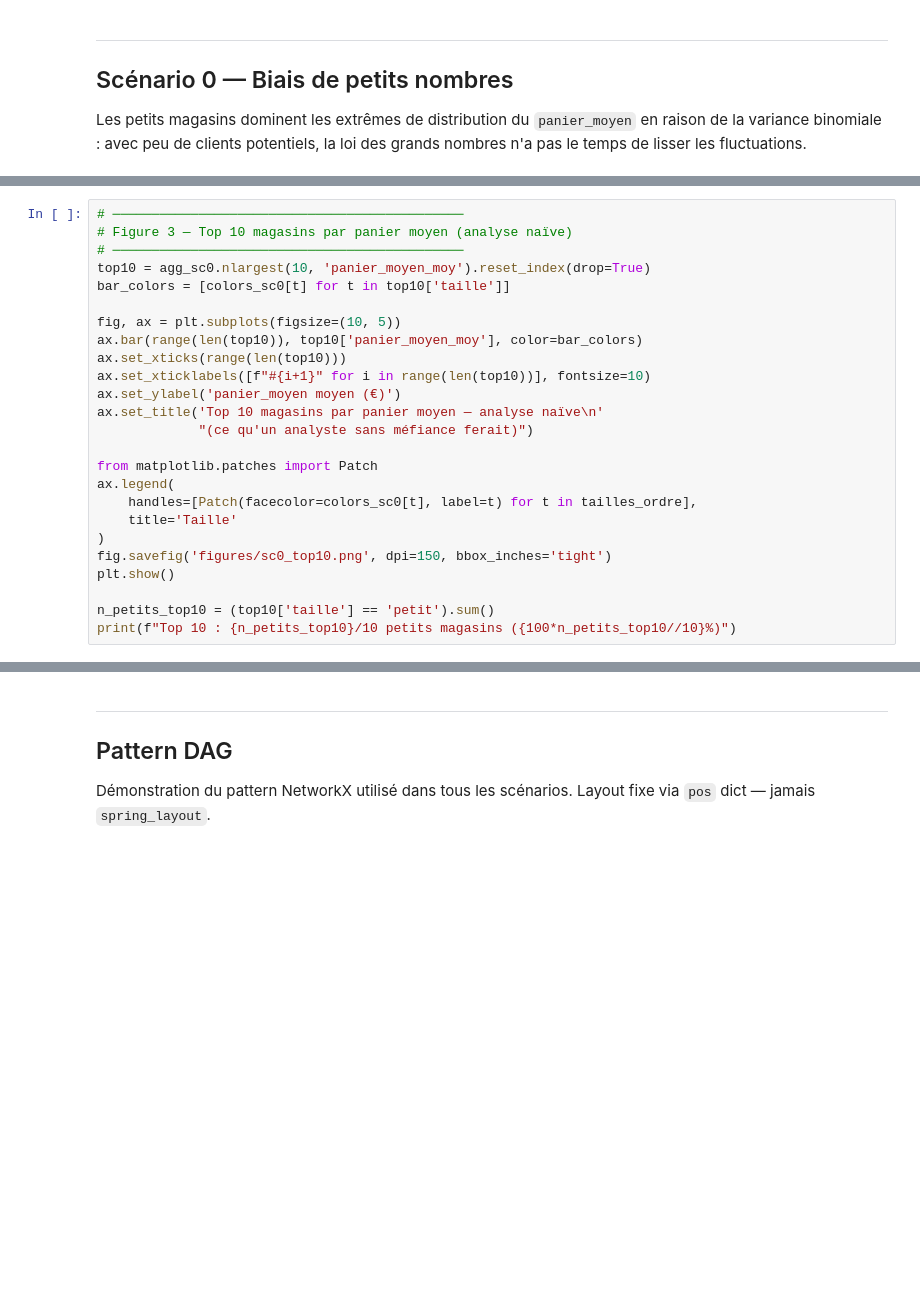
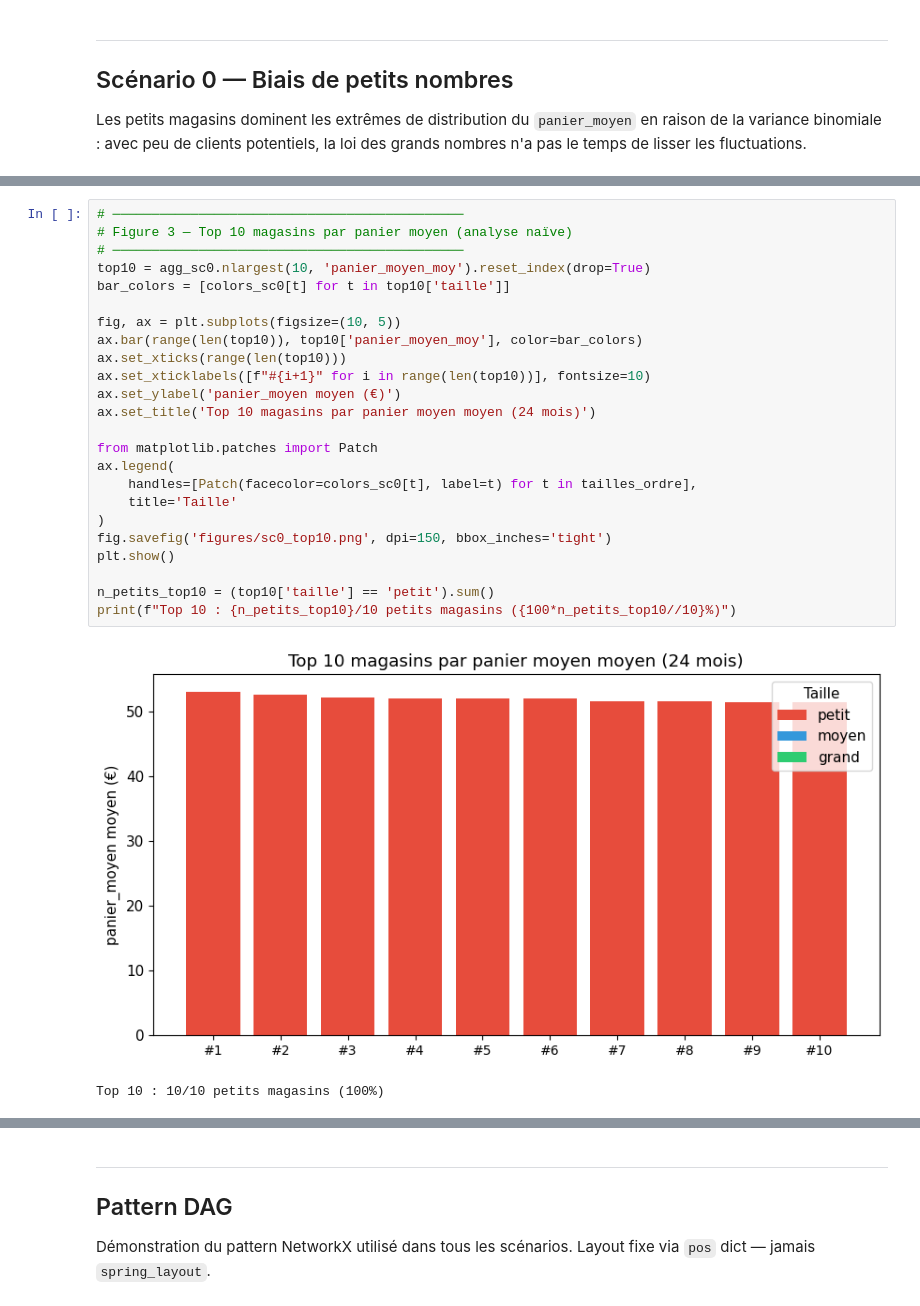
Before and after one commit to etirouthier/formation_causalite, a Jupyter notebook: formation_causalite.ipynb, the cells around one changed output, grey strips where cells are left out. Cells and saved outputs as stored; diff of their text form; blank space fills up the shorter version.

```diff
--- a/formation_causalite.ipynb
+++ b/formation_causalite.ipynb
@@ -287,28 +296,30 @@ plt.show()
 # %%
 # ─────────────────────────────────────────────
 # Figure 3 — Top 10 magasins par panier moyen (analyse naïve)
 # ─────────────────────────────────────────────
 top10 = agg_sc0.nlargest(10, 'panier_moyen_moy').reset_index(drop=True)
 bar_colors = [colors_sc0[t] for t in top10['taille']]
 
 fig, ax = plt.subplots(figsize=(10, 5))
 ax.bar(range(len(top10)), top10['panier_moyen_moy'], color=bar_colors)
 ax.set_xticks(range(len(top10)))
 ax.set_xticklabels([f"#{i+1}" for i in range(len(top10))], fontsize=10)
 ax.set_ylabel('panier_moyen moyen (€)')
-ax.set_title('Top 10 magasins par panier moyen — analyse naïve\n'
-             "(ce qu'un analyste sans méfiance ferait)")
+ax.set_title('Top 10 magasins par panier moyen moyen (24 mois)')
 
 from matplotlib.patches import Patch
 ax.legend(
     handles=[Patch(facecolor=colors_sc0[t], label=t) for t in tailles_ordre],
     title='Taille'
 )
 fig.savefig('figures/sc0_top10.png', dpi=150, bbox_inches='tight')
 plt.show()
 
 n_petits_top10 = (top10['taille'] == 'petit').sum()
 print(f"Top 10 : {n_petits_top10}/10 petits magasins ({100*n_petits_top10//10}%)")
+# %% [output]
+[figure, added]
+Top 10 : 10/10 petits magasins (100%)
 # %%
 # ─────────────────────────────────────────────
 # Figure 4 — Mécanisme : loi des grands nombres
```
Also changed, not shown: parts of 6 cells of this notebook, 3 other files.
